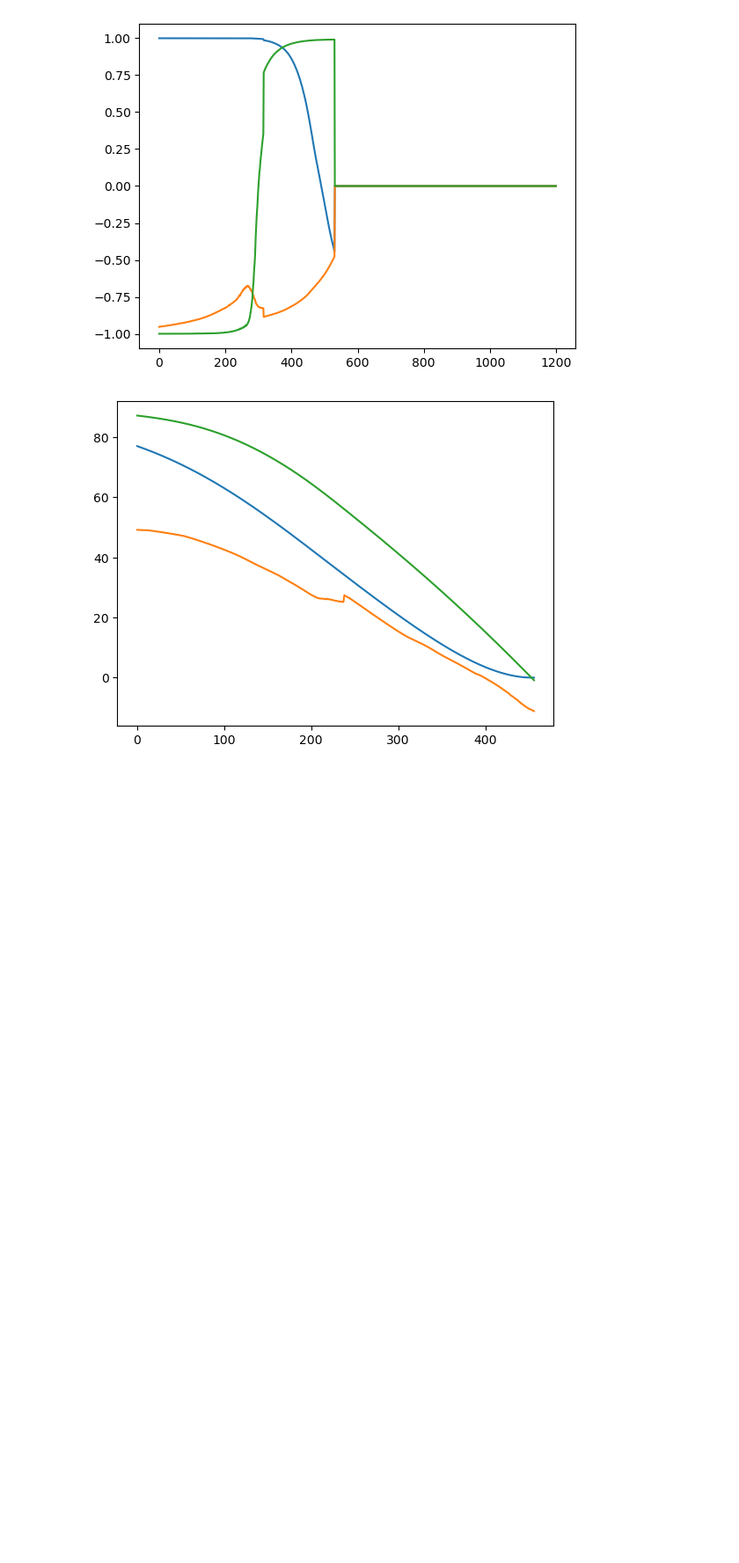
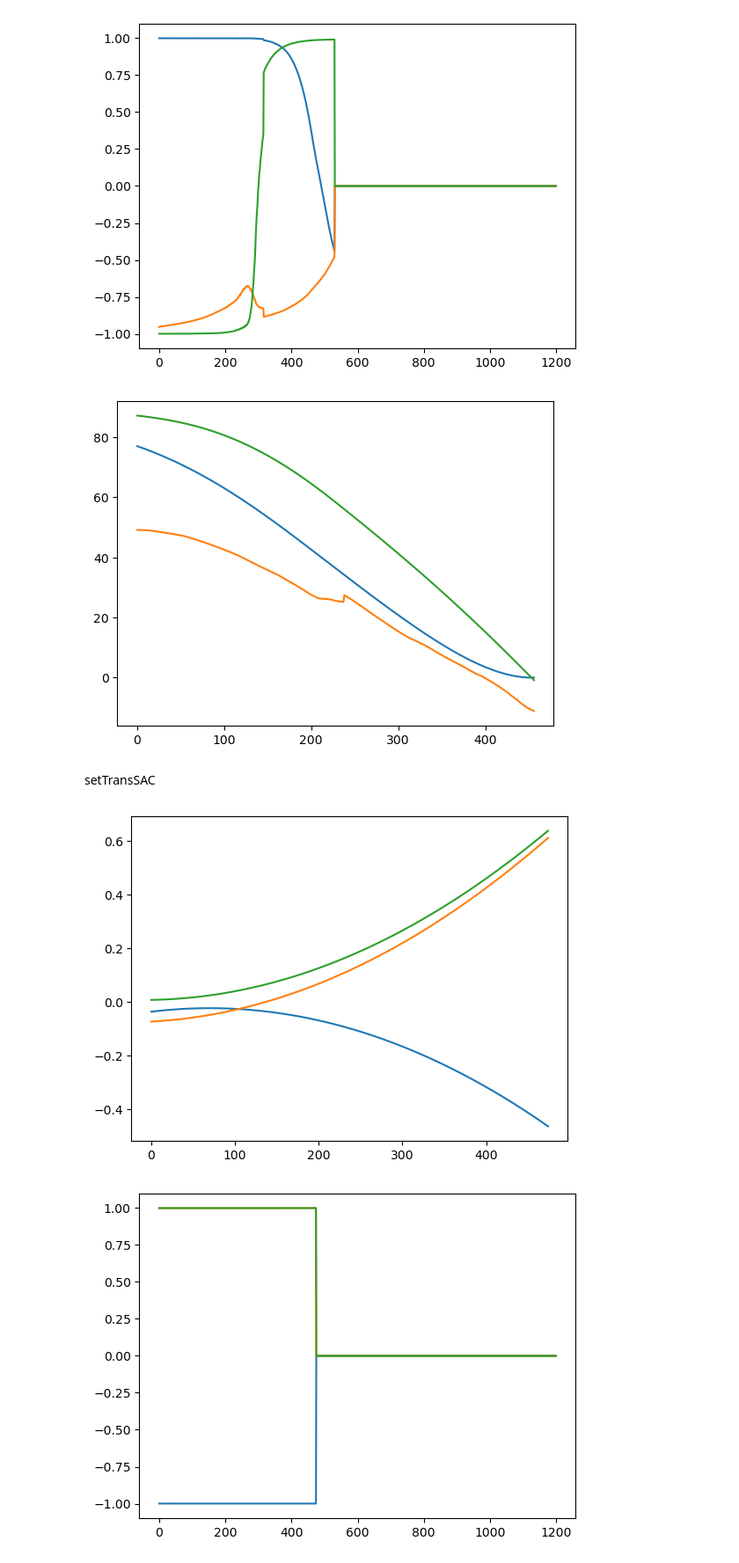
Before and after one commit to liziyao99/multi-debris-avoidance, a Jupyter notebook: test.ipynb, the cells around one changed output. Shown at 88% size. Saved outputs shown, nothing was run; the diff lists cells and outputs as text; code cells hidden in the pictures; blank space fills up the shorter version.

```diff
--- a/test.ipynb
+++ b/test.ipynb
@@ -548,11 +548,11 @@ import torch
 import numpy as np
 import matplotlib.pyplot as plt
 
-gamma = 0.99
+gamma = 0.95
 
 from env.propagators.variableDebris import vdPropagator, vdPropagatorPlane
-# vdp = vdPropagator(10, 0.06, dt=0.3, device="cuda", safe_dist=100, p_new_debris=1e-3, gamma=None)
-vdp = vdPropagatorPlane(10, 0.06, dt=0.3, device="cuda", safe_dist=100, p_new_debris=5e-2, gamma=None)
+vdp = vdPropagator(10, 0.06, dt=0.3, device="cuda", safe_dist=100, p_new_debris=1e-3, gamma=None)
+# vdp = vdPropagatorPlane(10, 0.06, dt=0.3, device="cuda", safe_dist=100, p_new_debris=5e-2, gamma=None)
 vdp.collision_reward = -1.
 vdp.beta_action = 1/vdp.max_dist
 vdp._with_obs_noise = False
@@ -590,7 +590,7 @@ buffer = replayBuffer(buffer_keys, capacity=200000, minimal_size=2*update_batchs
 from rich.progress import Progress
 import numpy as np
 n_epoch = 1
-n_episode = 100
+n_episode = 500
 n_step = 1200
 mpc_horizon = 1
 
@@ -598,7 +598,7 @@ Np = 128
 Nd = 1
 total_rewards = []
 
-writer = SummaryWriter("./tblogs/mpc3")
+writer = SummaryWriter("./tblogs/ddpgV")
 sp = vdp.randomPrimalStates(Np)
 sd = vdp.randomDebrisStates(Nd)
 op, od = vdp.getObss(sp, sd)
@@ -994,3 +990,5 @@ plt.plot(Rewards.numpy()[:_step]/(1-gamma))
 plt.show()
 # %% [output]
 [figure]
+# %% [markdown]
+setTransSAC
@@ -996,0 +1094,8 @@ plt.show()
+# %%
+plt.plot(torch.stack(td_sim["primal_obss"])[:,:3].numpy())
+plt.show()
+plt.plot(Actions[:,0].numpy())
+plt.show()
+# %% [output]
+[figure, added]
+[figure, added]
```
Also changed, not shown: parts of 4 cells of this notebook, 7 other files.
